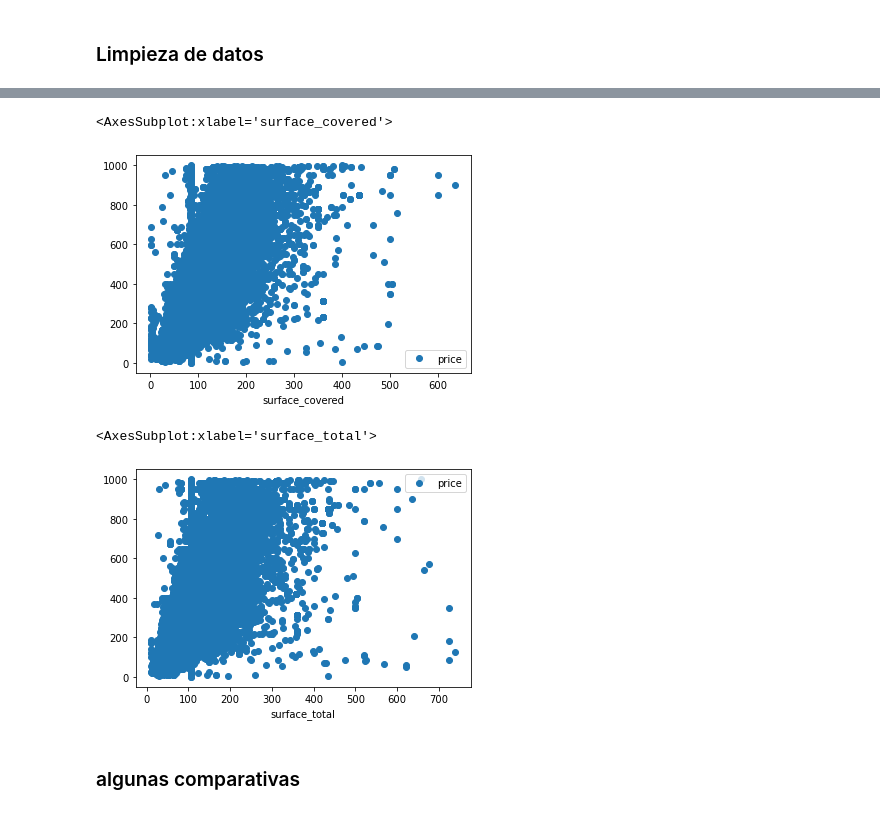
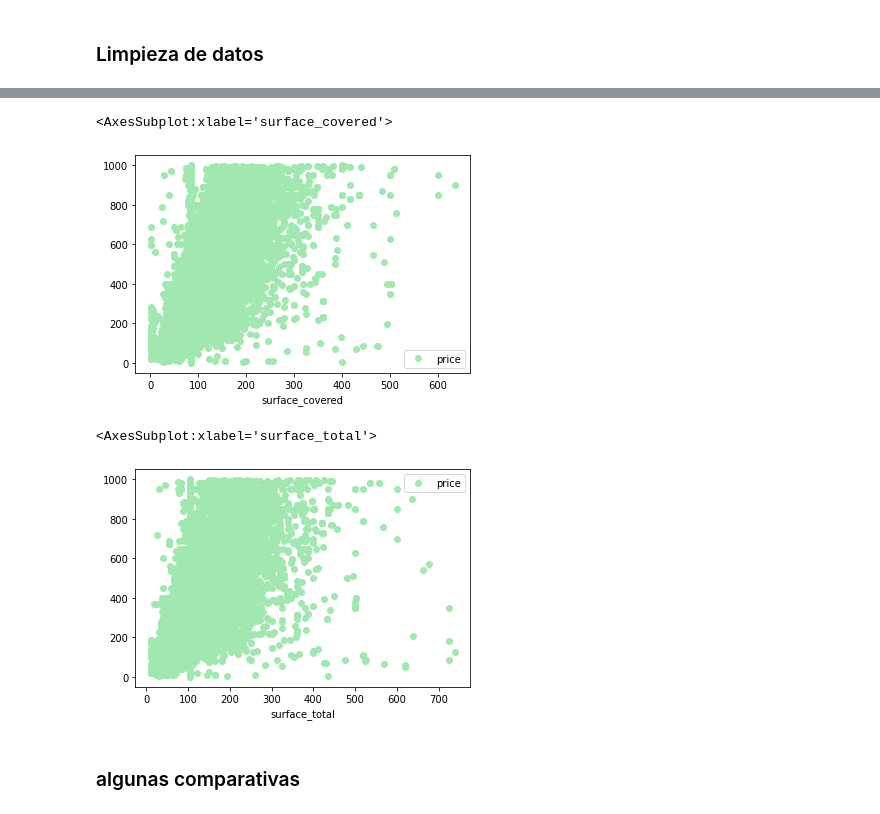
Before and after one commit to crisnicogonzalez/tp-final-isi, a Jupyter notebook: tp-analisis-2022.ipynb, the cells around one changed output, grey strips where cells are left out. Drawn from its saved outputs; the diff is of its cells as text; code cells hidden in the pictures.

```diff
--- a/tp-analisis-2022.ipynb
+++ b/tp-analisis-2022.ipynb
@@ -153,3 +135,0 @@ df_caba['surface_total'].plot()
-# %%
-df_caba['surface_total'] = df_caba['surface_total'].loc[df_caba['surface_total'] < 20000]
-df_caba['surface_total'].plot()
@@ -159,3 +135,0 @@ df_caba['surface_total'].plot()
-# %%
-df_caba['surface_total'] = df_caba['surface_total'].loc[df_caba['surface_total'] < 750]
-df_caba['surface_total'].plot()
@@ -165,13 +136,13 @@ df_caba['surface_total'].plot()
 # %%
-df_caba.plot(x='surface_covered', y='price', style='o')
+df_caba.plot(x='surface_covered', y='price', style='o',color='#A0E8AF')
 # %% [output]
 <AxesSubplot:xlabel='surface_covered'>
-[figure, old version]
+[figure, new version]
 # %%
-df_caba.plot(x='surface_total', y='price', style='o')
+df_caba.plot(x='surface_covered', y='price', style='o',color='#A0E8AF')
 # %% [output]
 <AxesSubplot:xlabel='surface_total'>
-[figure, old version]
+[figure, new version]
 # %%
 df_caba.to_csv('cleaned_data_caba.csv', index=False)
 # %% [markdown]
```
Also changed, not shown: parts of 10 cells of this notebook.
